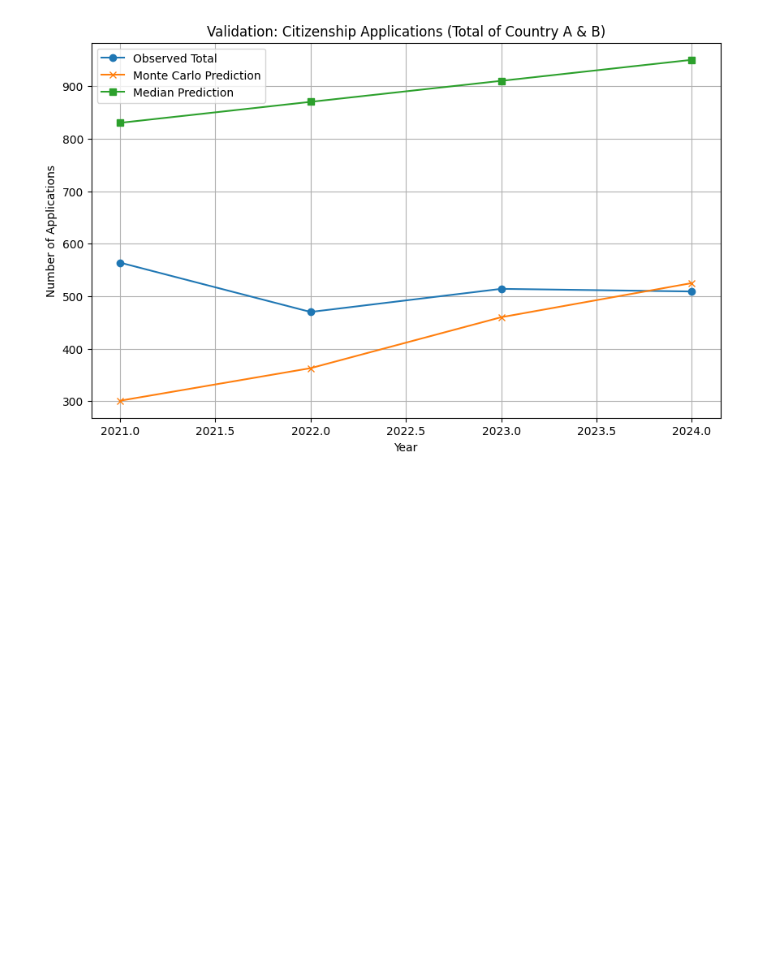
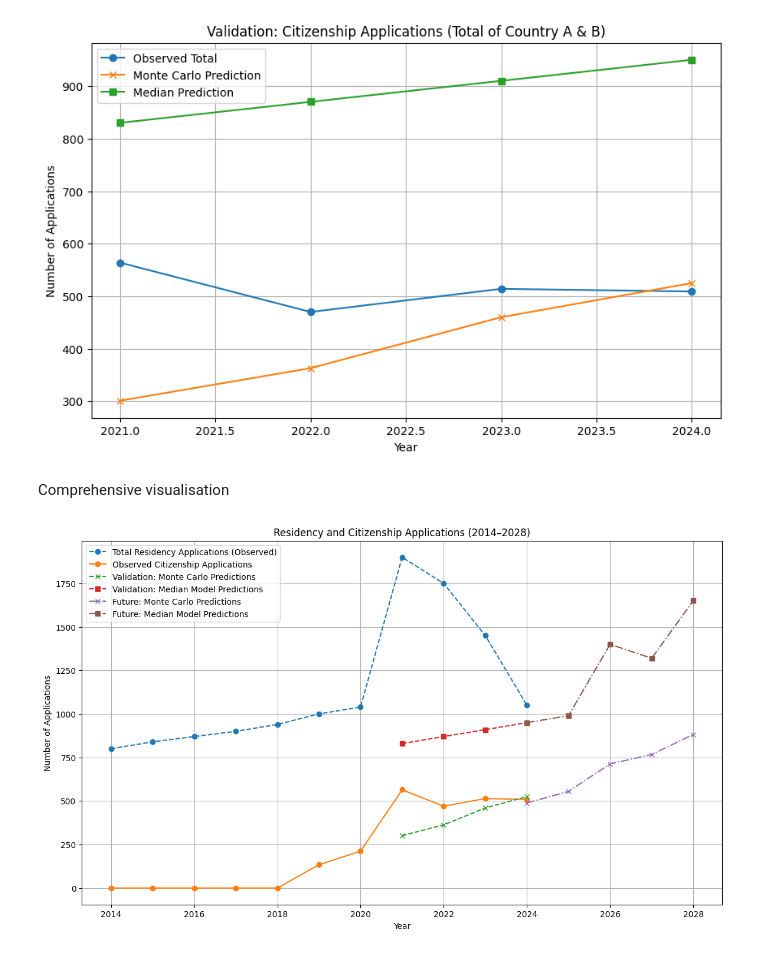
Before and after one commit to mpekar1/Citizenship-example, a Jupyter notebook: Passport_prediction_hypthetical_scenario.ipynb, the cells around one changed output. Cells and saved outputs as stored; diff of their text form; code cells hidden in the pictures; blank space fills up the shorter version.

```diff
--- a/Passport_prediction_hypthetical_scenario.ipynb
+++ b/Passport_prediction_hypthetical_scenario.ipynb
@@ -326,3 +326,57 @@ plt.grid()
 plt.show()
 # %% [output]
 [figure]
+# %% [markdown]
+Comprehensive visualisation
+# %%
+import numpy as np
+import matplotlib.pyplot as plt
+
+# Prepare data for plotting
+full_years = np.arange(2014, 2029)
+
+# Residency applications: sum of Country A and Country B
+residency_total = data['Country_A'] + data['Country_B']
+
+# Observed citizenship applications
+citizenship_total_observed = observed_citizenship['Total']
+
+# Validation Monte Carlo predictions
+validation_years = validation_predictions['Year']
+validation_mc = validation_predictions['Monte_Carlo_Total']
+validation_median = validation_predictions['Median_Total']
+
+# Future predictions: Monte Carlo
+future_years_mc = future_citizenship_mc['year']
+future_mc = future_citizenship_mc['Country_A'] + future_citizenship_mc['Country_B']
+
+# Future predictions: Median
+future_years_median = future_citizenship_median['year']
+future_median = future_citizenship_median['Country_A'] + future_citizenship_median['Country_B']
+
+# Plot residency applications
+plt.figure(figsize=(14, 8))
+plt.plot(data['year'], residency_total, label="Total Residency Applications (Observed)", linestyle='--', marker='o')
+
+# Plot observed citizenship applications
+plt.plot(observed_citizenship['year'], citizenship_total_observed, label="Observed Citizenship Applications", marker='o')
+
+# Plot validation predictions
+plt.plot(validation_years, validation_mc, label="Validation: Monte Carlo Predictions", linestyle='--', marker='x')
+plt.plot(validation_years, validation_median, label="Validation: Median Model Predictions", linestyle='--', marker='s')
+
+# Plot future predictions
+plt.plot(future_years_mc, future_mc, label="Future: Monte Carlo Predictions", linestyle='-.', marker='x')
+plt.plot(future_years_median, future_median, label="Future: Median Model Predictions", linestyle='-.', marker='s')
+
+# Add titles and labels
+plt.title("Residency and Citizenship Applications (2014–2028)")
+plt.xlabel("Year")
+plt.ylabel("Number of Applications")
+plt.legend()
+plt.grid()
+
+# Display the plot
+plt.show()
+# %% [output]
+[figure, added]
```
